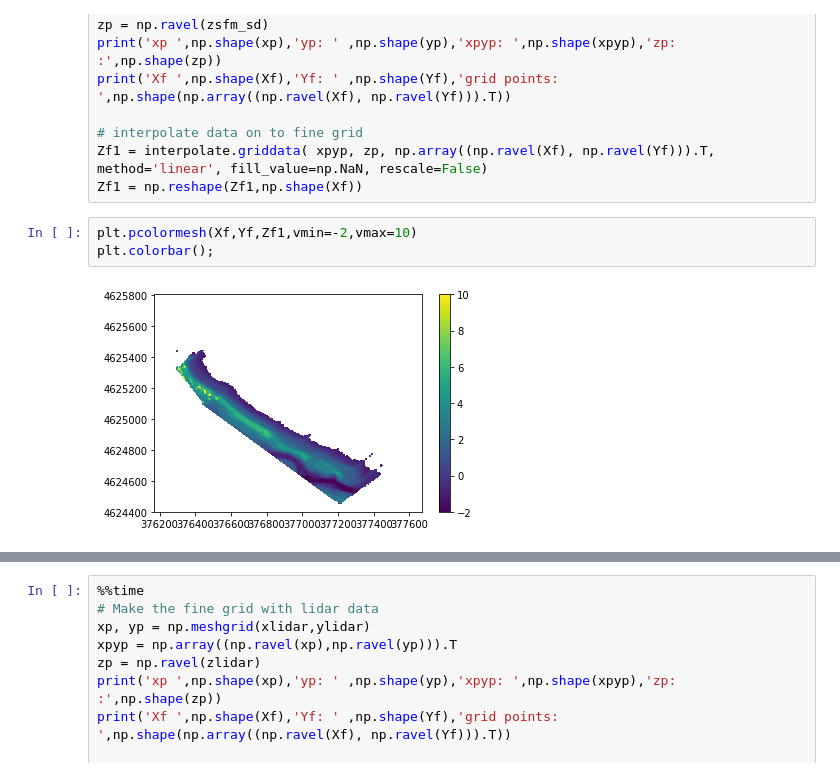
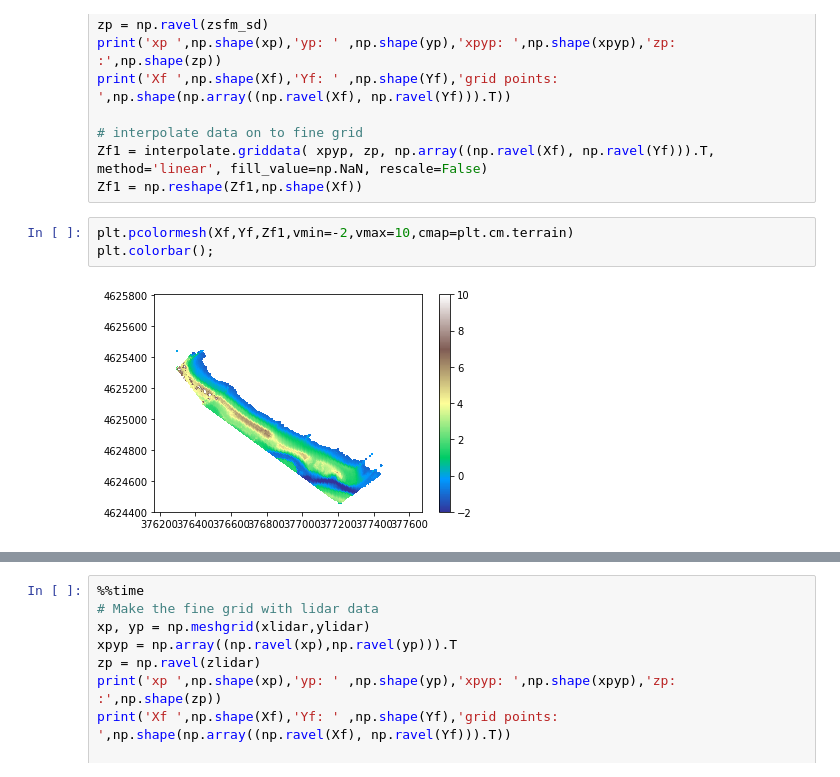
Before and after one commit to csherwood-usgs/CCBay, a Jupyter notebook: CCBay_grid_v1.ipynb, the cells around one changed output, grey strips where cells are left out. Drawn from its saved outputs; the diff is of its cells as text.

```diff
--- a/CCBay_grid_v1.ipynb
+++ b/CCBay_grid_v1.ipynb
@@ -371,7 +361,7 @@ print('Xf ',np.shape(Xf),'Yf: ' ,np.shape(Yf),'grid points: ',np.shape(np.array(
 Zf1 = interpolate.griddata( xpyp, zp, np.array((np.ravel(Xf), np.ravel(Yf))).T, method='linear', fill_value=np.NaN, rescale=False)
 Zf1 = np.reshape(Zf1,np.shape(Xf))
 # %%
-plt.pcolormesh(Xf,Yf,Zf1,vmin=-2,vmax=10)
+plt.pcolormesh(Xf,Yf,Zf1,vmin=-2,vmax=10,cmap=plt.cm.terrain)
 plt.colorbar();
 # %% [output]
-[figure, old version]
+[figure, new version]
```
Also changed, not shown: parts of 14 cells of this notebook.
